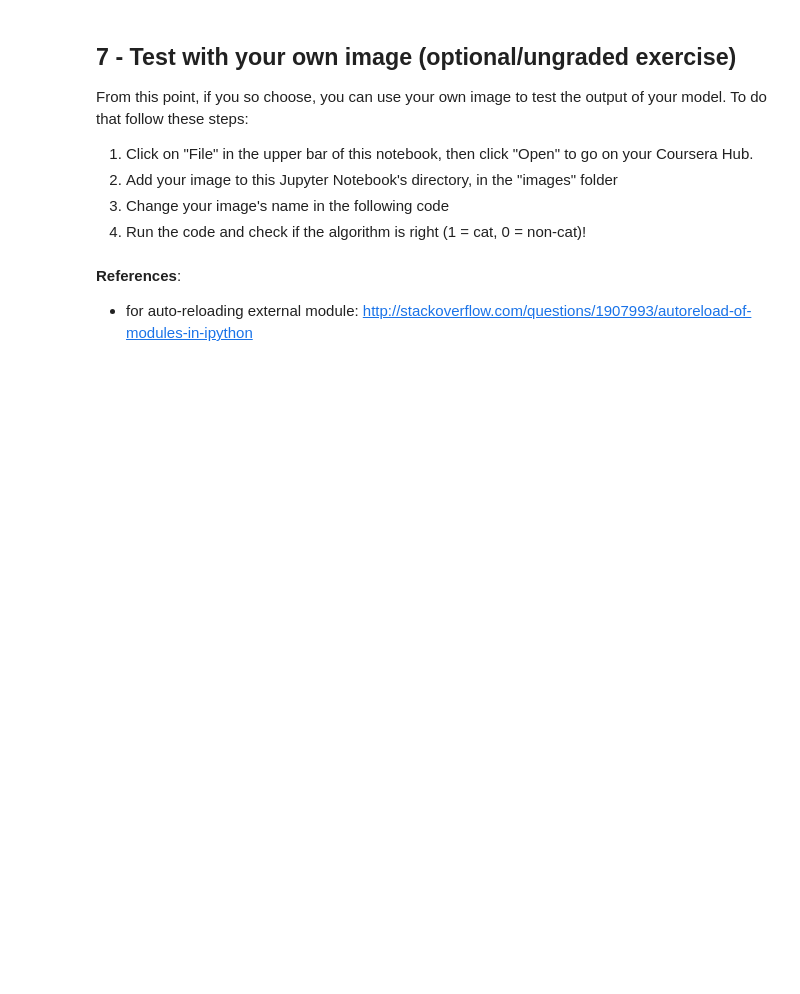
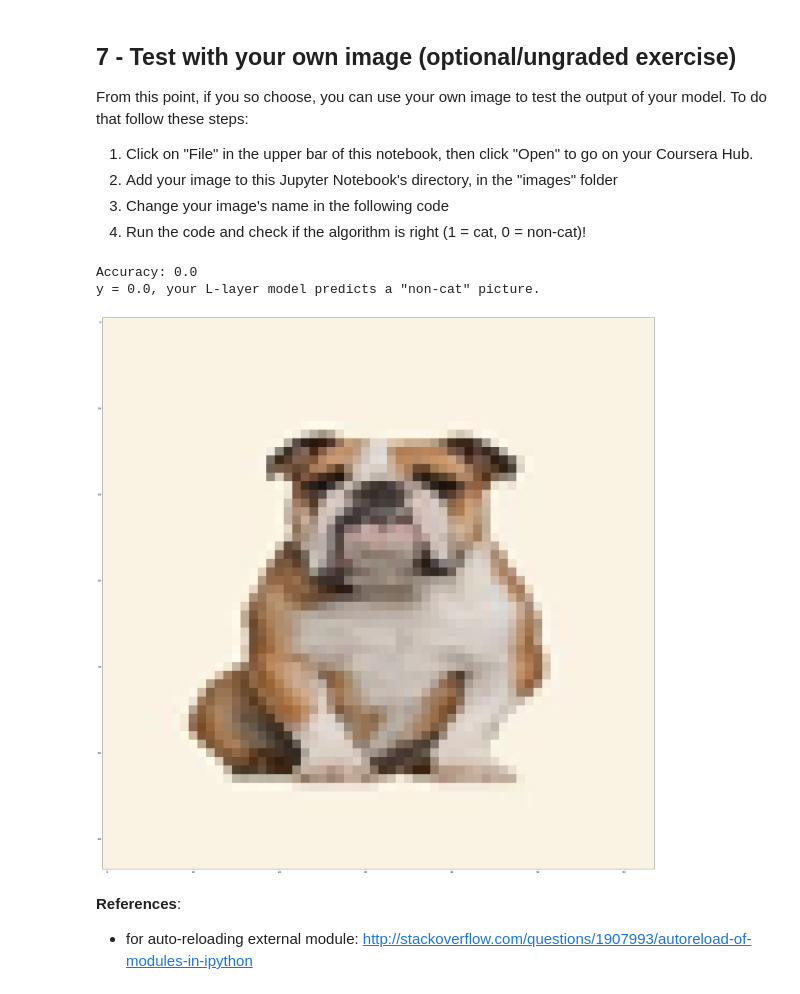
Before and after one commit to hanyuwedu/neural_network, a Jupyter notebook: Week 4 Deep Neural Network for Image Classification Application/Deep Neural Network - Application.ipynb, the cells around one changed output. Cells and saved outputs as stored; diff of their text form; code cells hidden in the pictures; blank space fills up the shorter version.

```diff
--- a/Week 4 Deep Neural Network for Image Classification Application/Deep Neural Network - Application.ipynb
+++ b/Week 4 Deep Neural Network for Image Classification Application/Deep Neural Network - Application.ipynb
@@ -85,7 +88,7 @@ You'll be using the same "Cat vs non-Cat" dataset as in "Logistic Regression as
 
 Let's get more familiar with the dataset. Load the data by running the cell below.
 # %%
-train_x_orig, train_y, test_x_orig, test_y, classes = load_data()
+train_x_orig, train_y, test_x_orig, test_y, classes = load_dataset()
 # %% [markdown]
 The following code will show you an image in the dataset. Feel free to change the index and re-run the cell multiple times to check out other images.
 # %%
@@ -598,20 +668,28 @@ From this point, if you so choose, you can use your own image to test  the outpu
 4. Run the code and check if the algorithm is right (1 = cat, 0 = non-cat)!
 # %%
 ## START CODE HERE ##
-my_image = "my_image.jpg" # change this to the name of your image file
+my_image = "bulldog_image.jpg" # image of a Bull dog.
+# my_image = "cat_image.jpg" # image of a Siamese cat.
+# my_image = "husky_image.jpg" # image of a Husky dog.
+
+
 my_label_y = [1] # the true class of your image (1 -> cat, 0 -> non-cat)
 ## END CODE HERE ##
 
 fname = "images/" + my_image
 image = np.array(Image.open(fname).resize((num_px, num_px)))
 plt.imshow(image)
 image = image / 255.
 image = image.reshape((1, num_px * num_px * 3)).T
 
 my_predicted_image = predict(image, my_label_y, parameters)
 
 
 print ("y = " + str(np.squeeze(my_predicted_image)) + ", your L-layer model predicts a \"" + classes[int(np.squeeze(my_predicted_image)),].decode("utf-8") +  "\" picture.")
+# %% [output]
+Accuracy: 0.0
+y = 0.0, your L-layer model predicts a "non-cat" picture.
+[figure, added]
 # %% [markdown]
 **References**:
 
```
Also changed, not shown: parts of 13 cells of this notebook, 3 other files.
